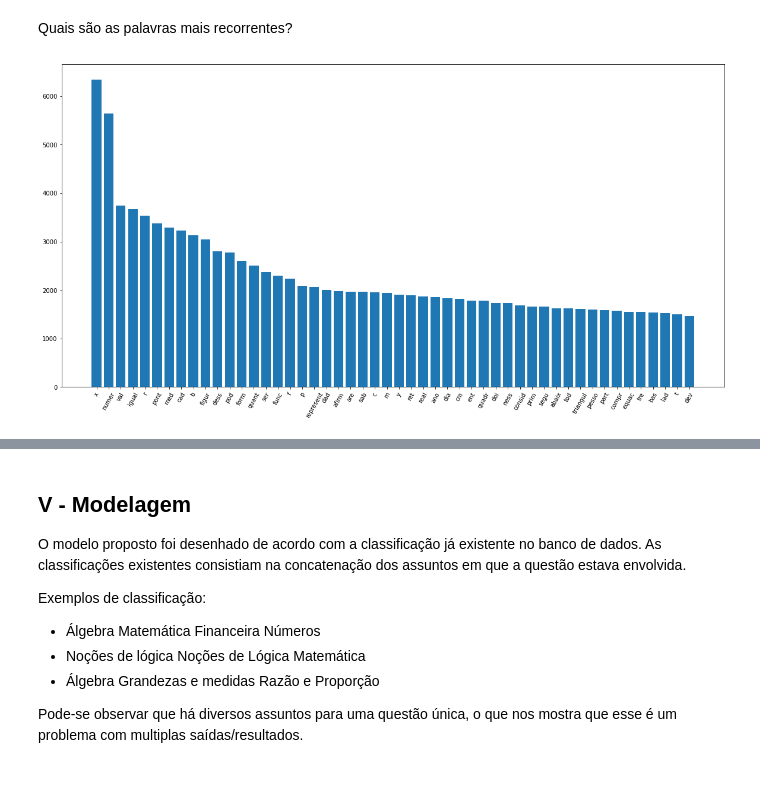
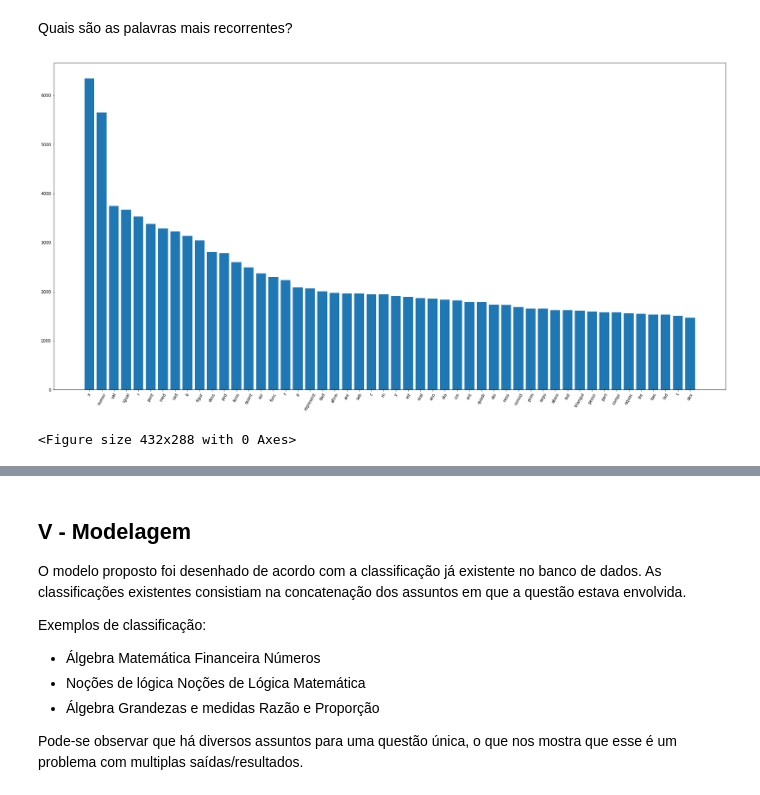
Before and after one commit to msfreit/exam_question_classification, a Jupyter notebook: exam_question_classification.ipynb, the cells around one changed output, grey strips where cells are left out. Saved outputs shown, nothing was run; the diff lists cells and outputs as text; code cells hidden in the pictures.

```diff
--- a/exam_question_classification.ipynb
+++ b/exam_question_classification.ipynb
@@ -288,19 +357,11 @@ Quais os conjuntos de assuntos mais recorrentes?
 # %% [markdown]
 Quais são as palavras mais recorrentes?
-# %%
-import matplotlib.pyplot as plt
-
-a = sorted(wordfreq.items(), key=lambda x: x[1], reverse=True)
-
-first_tuple_elements = [a_tuple[0] for a_tuple in a[0:50]]
-second_tuple_elements = [a_tuple[1] for a_tuple in a[0:50]]
-
-plt.figure(figsize=(20, 10))
-plt.bar(first_tuple_elements, second_tuple_elements, align='center')
-plt.xticks(rotation=60)
-plt.show()
-# %% [output]
-[figure, removed]
+# %%
+
+plot_dict(wordfreq, number_of_elements=50, output_file_name="word_count.png")
+# %% [output]
+[figure, added]
+<Figure size 432x288 with 0 Axes>
 # %%
 #wordcloud
 #!pip install wordcloud
```
Also changed, not shown: parts of 22 cells of this notebook, 5 other files.
